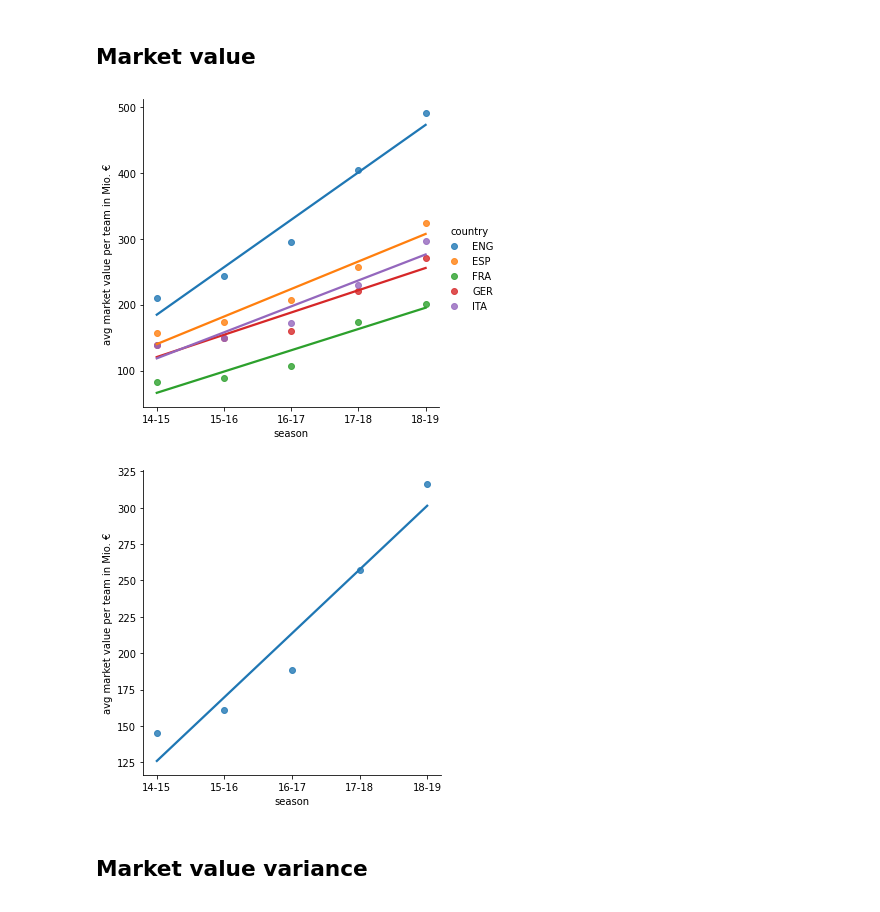
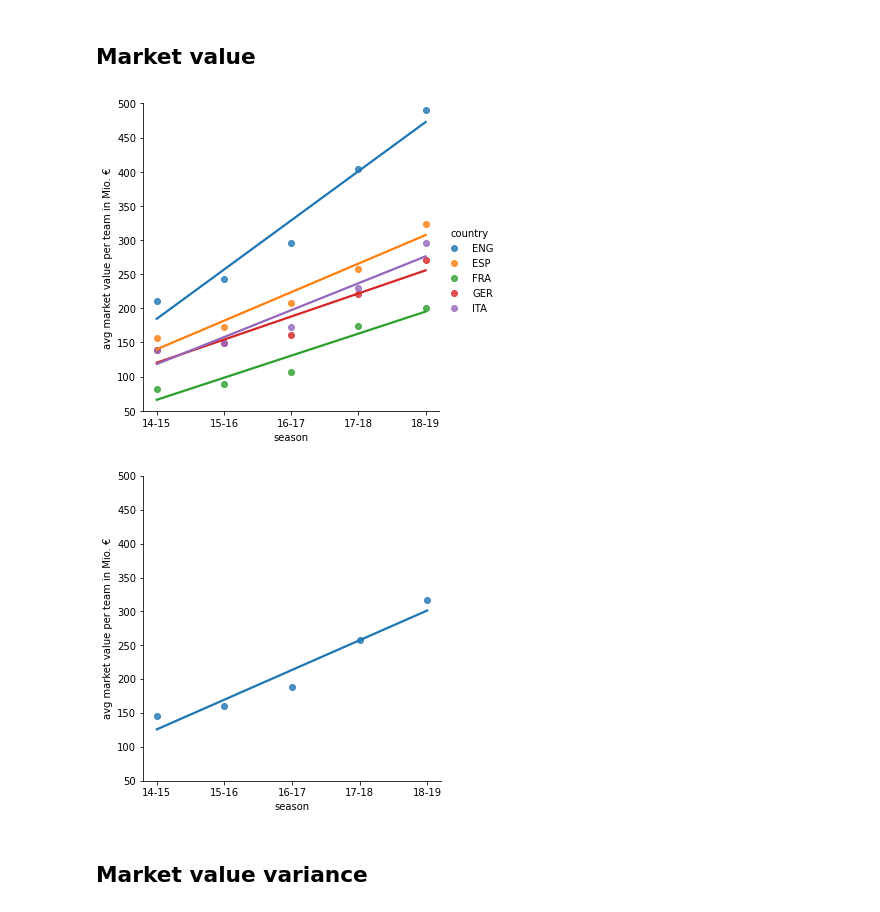
Before and after one commit to LUKEx76/football_prediction, a Jupyter notebook: plotting/plotting.ipynb, the cells around one changed output. Drawn from its saved outputs; the diff is of its cells as text; code cells hidden in the pictures.

```diff
--- a/plotting/plotting.ipynb
+++ b/plotting/plotting.ipynb
@@ -17,10 +17,12 @@ np.random.seed(SEED)
 warnings.filterwarnings('ignore')
 # %%
 # Helperfunctions
-def plot_per_season_per_country(df, y, y_label,fit_reg=True):
+def plot_per_season_per_country(df, y, y_label,fit_reg=True,y_lim=None):
     seasons = [14, 15, 16, 17, 18]
     sns.lmplot(x="season", y=y,
                hue="country", data=df, ci=None, fit_reg=fit_reg)
+    if y_lim != None:
+        plt.ylim(y_lim)
     plt.ylabel(y_label)
     plt.xticks(seasons, ["14-15", "15-16", "16-17", "17-18", "18-19"])
     sumed_df = pd.DataFrame()
@@ -34,6 +36,8 @@ def plot_per_season_per_country(df, y, y_label,fit_reg=True):
                data=sumed_df, ci=None, fit_reg=fit_reg)
     plt.ylabel(y_label)
     plt.xticks(seasons, ["14-15", "15-16", "16-17", "17-18", "18-19"])
+    if y_lim != None:
+        plt.ylim(y_lim)
     plt.show()
 # %% [markdown]
 ## Subject data
@@ -77,10 +83,11 @@ plot_per_season_per_country(df_chances, y="chances_per_match", y_label="avg chan
 ## Market value
 # %%
 df_market_value = pd.read_csv('data/plot_market_value.csv', sep=';')
-plot_per_season_per_country(df_market_value, y="avg_market_value_in_mio_euro", y_label="avg market value per team in Mio. €")
+plot_per_season_per_country(df_market_value, y="avg_market_value_in_mio_euro",
+            y_label="avg market value per team in Mio. €", y_lim=(50,500))
 # %% [output]
-[figure, old version]
+[figure, new version]
-[figure, old version]
+[figure, new version]
 # %% [markdown]
 ## Market value variance
 # %%
```
Also changed, not shown: parts of 4 cells of this notebook, 5 other files.
